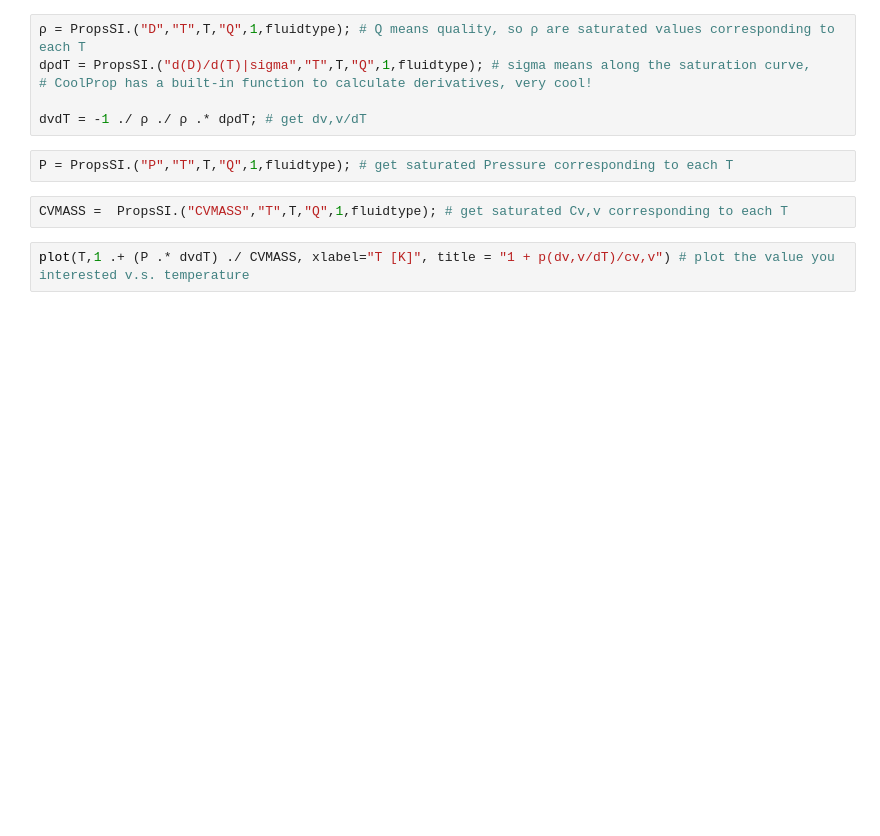
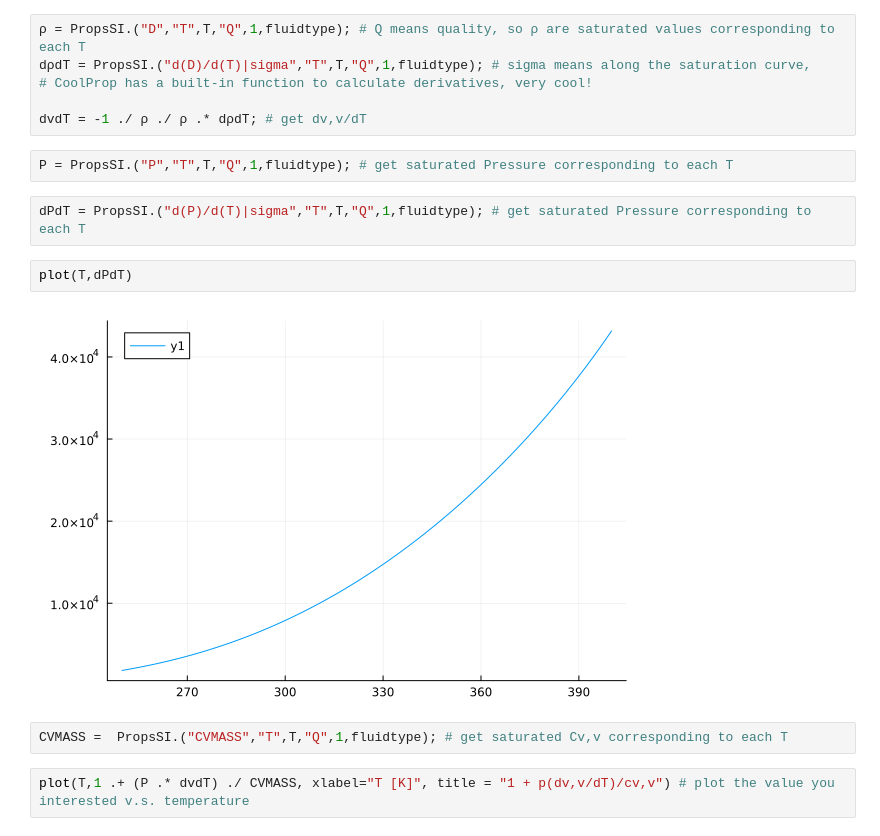
Before and after one commit to liyuxuan48/ComputationalHeatTransfer.jl, a Jupyter notebook: examples/Untitled.ipynb, the cells around one changed output. Cells and saved outputs as stored; diff of their text form; blank space fills up the shorter version.

```diff
--- a/examples/Untitled.ipynb
+++ b/examples/Untitled.ipynb
@@ -33,6 +21,12 @@ dρdT = PropsSI.("d(D)/d(T)|sigma","T",T,"Q",1,fluidtype); # sigma means along t
 dvdT = -1 ./ ρ ./ ρ .* dρdT; # get dv,v/dT
 # %%
 P = PropsSI.("P","T",T,"Q",1,fluidtype); # get saturated Pressure corresponding to each T
+# %%
+dPdT = PropsSI.("d(P)/d(T)|sigma","T",T,"Q",1,fluidtype); # get saturated Pressure corresponding to each T
+# %%
+plot(T,dPdT)
+# %% [output]
+[figure, added]
 # %%
 CVMASS =  PropsSI.("CVMASS","T",T,"Q",1,fluidtype); # get saturated Cv,v corresponding to each T
 # %%
```
Also changed, not shown: parts of 2 cells of this notebook, 5 other files.
